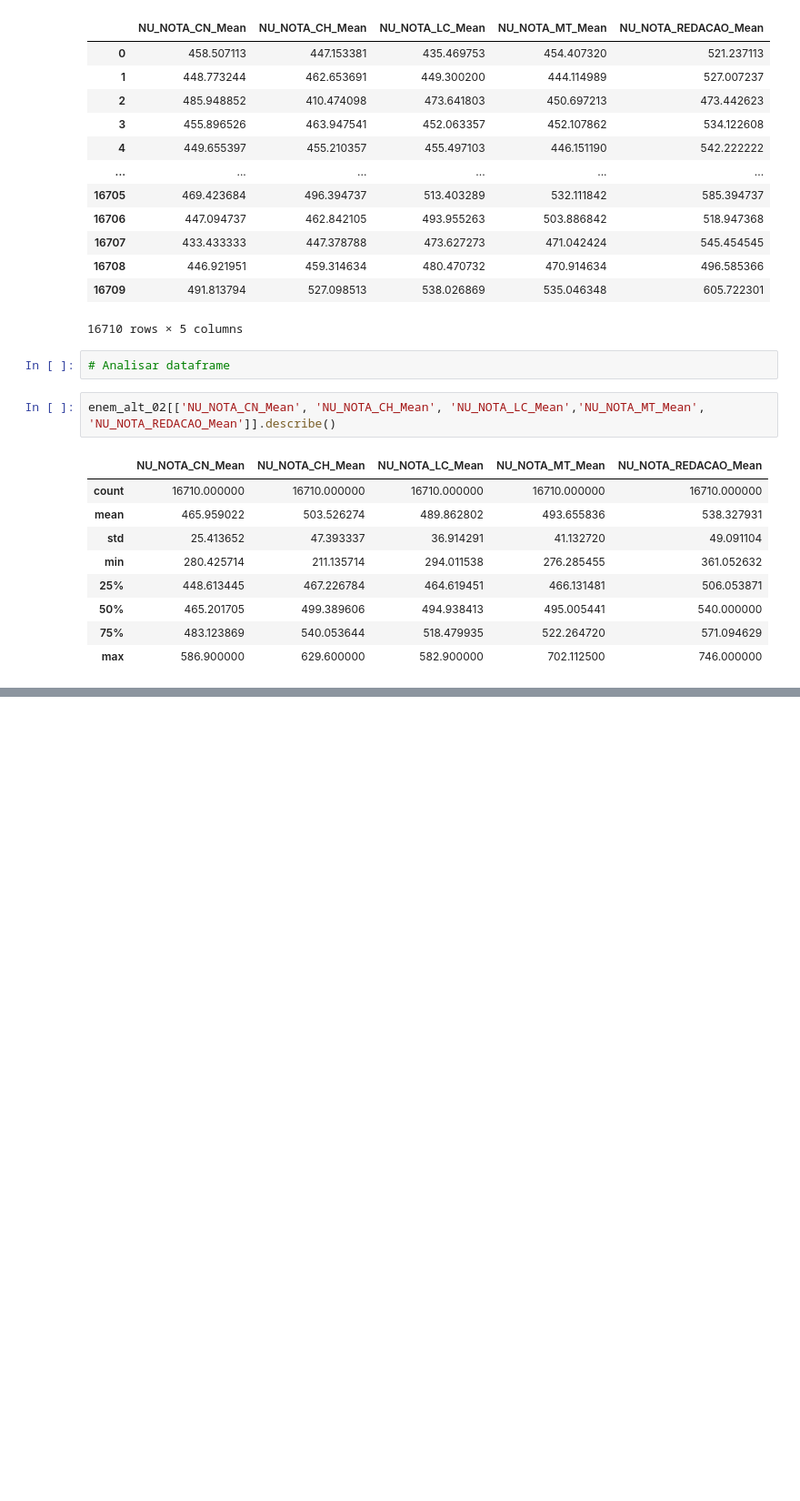
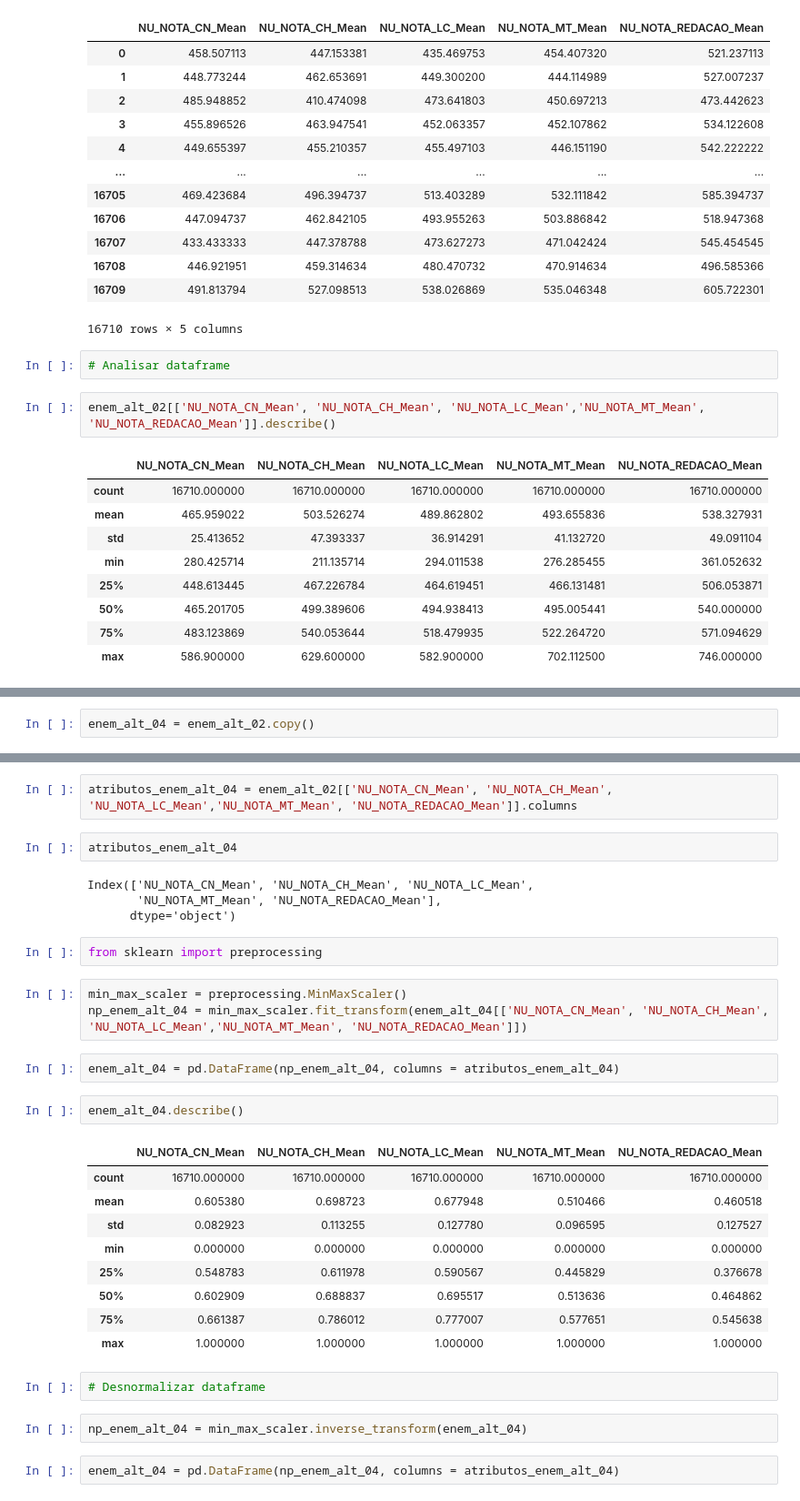
Before and after one commit to leandrorodor/PGR-IESB-P9039-CDNA-20203, a Jupyter notebook: lab05.ipynb, the cells around one changed output, grey strips where cells are left out. Shown at 91% size. Saved outputs shown, nothing was run; the diff lists cells and outputs as text; blank space fills up the shorter version.

```diff
--- a/lab05.ipynb
+++ b/lab05.ipynb
@@ -152,0 +236,2 @@ enem_alt_02[['NU_NOTA_CN_Mean', 'NU_NOTA_CH_Mean', 'NU_NOTA_LC_Mean','NU_NOTA_MT
+# %%
+enem_alt_04 = enem_alt_02.copy()
@@ -152,0 +254,33 @@ enem_alt_02[['NU_NOTA_CN_Mean', 'NU_NOTA_CH_Mean', 'NU_NOTA_LC_Mean','NU_NOTA_MT
+# %%
+atributos_enem_alt_04 = enem_alt_02[['NU_NOTA_CN_Mean', 'NU_NOTA_CH_Mean', 'NU_NOTA_LC_Mean','NU_NOTA_MT_Mean', 'NU_NOTA_REDACAO_Mean']].columns
+# %%
+atributos_enem_alt_04
+# %% [output]
+Index(['NU_NOTA_CN_Mean', 'NU_NOTA_CH_Mean', 'NU_NOTA_LC_Mean',
+       'NU_NOTA_MT_Mean', 'NU_NOTA_REDACAO_Mean'],
+      dtype='object')
+# %%
+from sklearn import preprocessing
+# %%
+min_max_scaler = preprocessing.MinMaxScaler()
+np_enem_alt_04 = min_max_scaler.fit_transform(enem_alt_04[['NU_NOTA_CN_Mean', 'NU_NOTA_CH_Mean', 'NU_NOTA_LC_Mean','NU_NOTA_MT_Mean', 'NU_NOTA_REDACAO_Mean']])
+# %%
+enem_alt_04 = pd.DataFrame(np_enem_alt_04, columns = atributos_enem_alt_04)
+# %%
+enem_alt_04.describe()
+# %% [output]
+|  | NU_NOTA_CN_Mean | NU_NOTA_CH_Mean | NU_NOTA_LC_Mean | NU_NOTA_MT_Mean | NU_NOTA_REDACAO_Mean |
+| count | 16710.000000 | 16710.000000 | 16710.000000 | 16710.000000 | 16710.000000 |
+| mean | 0.605380 | 0.698723 | 0.677948 | 0.510466 | 0.460518 |
+| std | 0.082923 | 0.113255 | 0.127780 | 0.096595 | 0.127527 |
+| min | 0.000000 | 0.000000 | 0.000000 | 0.000000 | 0.000000 |
+| 25% | 0.548783 | 0.611978 | 0.590567 | 0.445829 | 0.376678 |
+| 50% | 0.602909 | 0.688837 | 0.695517 | 0.513636 | 0.464862 |
+| 75% | 0.661387 | 0.786012 | 0.777007 | 0.577651 | 0.545638 |
+| max | 1.000000 | 1.000000 | 1.000000 | 1.000000 | 1.000000 |
+# %%
+# Desnormalizar dataframe
+# %%
+np_enem_alt_04 = min_max_scaler.inverse_transform(enem_alt_04)
+# %%
+enem_alt_04 = pd.DataFrame(np_enem_alt_04, columns = atributos_enem_alt_04)
```
Also changed, not shown: parts of 25 cells of this notebook.
